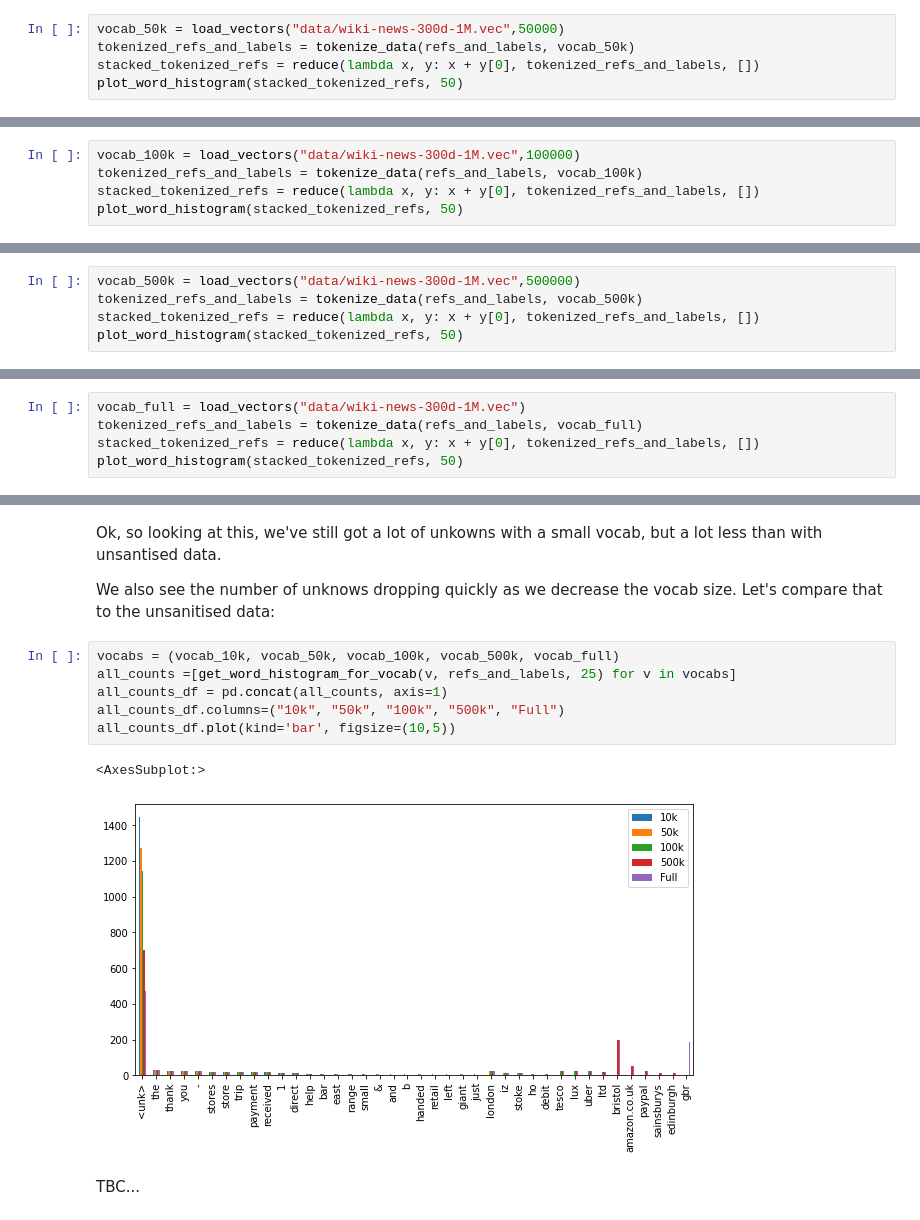
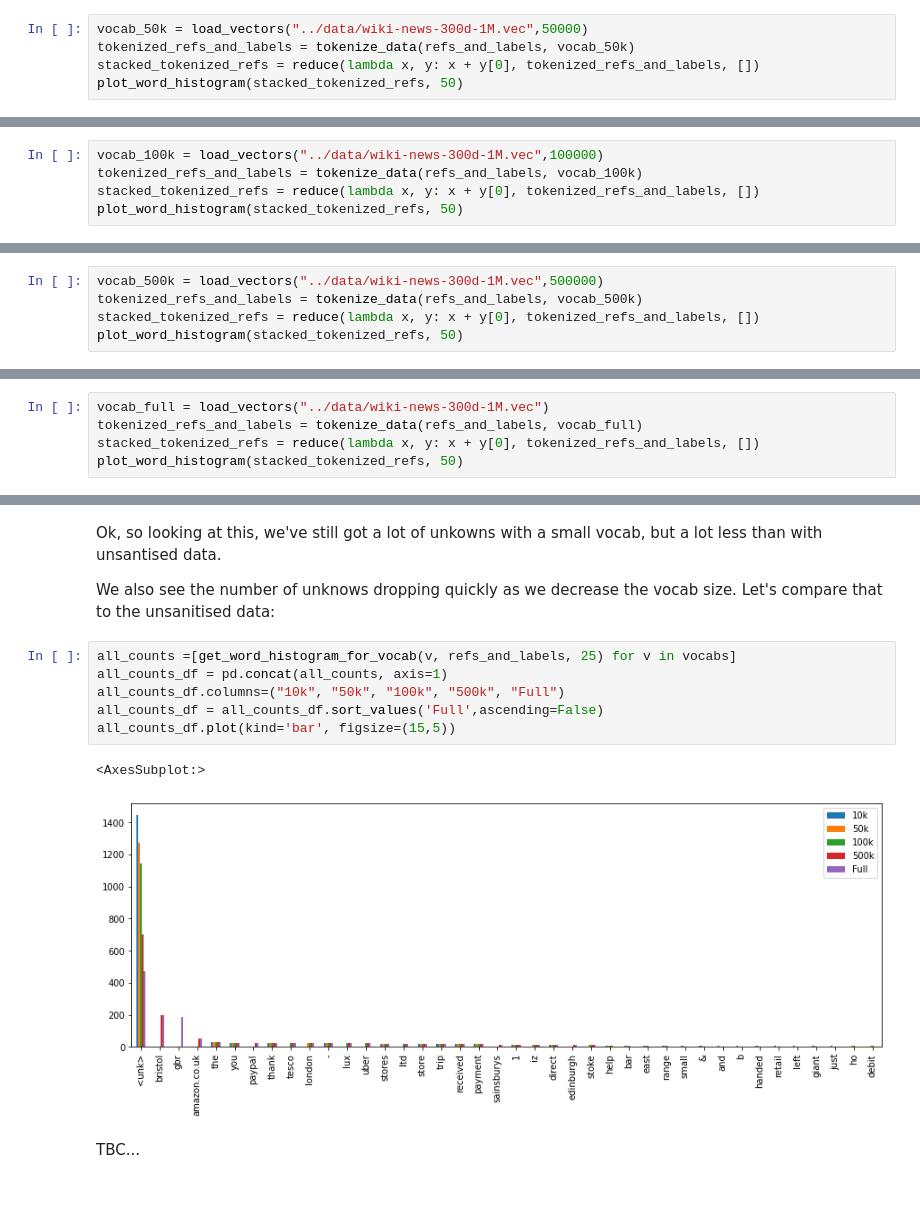
Before and after one commit to HalestormAI/where-did-my-money-go, a Jupyter notebook: notebooks/tokenisation-walkthrough.ipynb, the cells around one changed output, grey strips where cells are left out. Cells and saved outputs as stored; diff of their text form; blank space fills up the shorter version.

```diff
--- a/notebooks/tokenisation-walkthrough.ipynb
+++ b/notebooks/tokenisation-walkthrough.ipynb
@@ -105,28 +105,28 @@ plot_word_histogram(stacked_tokenized_refs, 50)
 # %% [markdown]
 Hmm, not great, let's try some bigger vocabs...
 # %%
-vocab_50k = load_vectors("data/wiki-news-300d-1M.vec",50000)
+vocab_50k = load_vectors("../data/wiki-news-300d-1M.vec",50000)
 tokenized_refs_and_labels = tokenize_data(refs_and_labels, vocab_50k)
 stacked_tokenized_refs = reduce(lambda x, y: x + y[0], tokenized_refs_and_labels, [])
 plot_word_histogram(stacked_tokenized_refs, 50)
 # %% [output]
 [figure]
 # %%
-vocab_100k = load_vectors("data/wiki-news-300d-1M.vec",100000)
+vocab_100k = load_vectors("../data/wiki-news-300d-1M.vec",100000)
 tokenized_refs_and_labels = tokenize_data(refs_and_labels, vocab_100k)
 stacked_tokenized_refs = reduce(lambda x, y: x + y[0], tokenized_refs_and_labels, [])
 plot_word_histogram(stacked_tokenized_refs, 50)
 # %% [output]
 [figure]
 # %%
-vocab_500k = load_vectors("data/wiki-news-300d-1M.vec",500000)
+vocab_500k = load_vectors("../data/wiki-news-300d-1M.vec",500000)
 tokenized_refs_and_labels = tokenize_data(refs_and_labels, vocab_500k)
 stacked_tokenized_refs = reduce(lambda x, y: x + y[0], tokenized_refs_and_labels, [])
 plot_word_histogram(stacked_tokenized_refs, 50)
 # %% [output]
 [figure]
 # %%
-vocab_full = load_vectors("data/wiki-news-300d-1M.vec")
+vocab_full = load_vectors("../data/wiki-news-300d-1M.vec")
 tokenized_refs_and_labels = tokenize_data(refs_and_labels, vocab_full)
 stacked_tokenized_refs = reduce(lambda x, y: x + y[0], tokenized_refs_and_labels, [])
 plot_word_histogram(stacked_tokenized_refs, 50)
@@ -178,13 +179,13 @@ Ok, so looking at this, we've still got a lot of unkowns with a small vocab, but
 
 We also see the number of unknows dropping quickly as we decrease the vocab size. Let's compare that to the unsanitised data:
 # %%
-vocabs = (vocab_10k, vocab_50k, vocab_100k, vocab_500k, vocab_full)
 all_counts =[get_word_histogram_for_vocab(v, refs_and_labels, 25) for v in vocabs]
 all_counts_df = pd.concat(all_counts, axis=1)
 all_counts_df.columns=("10k", "50k", "100k", "500k", "Full")
-all_counts_df.plot(kind='bar', figsize=(10,5))
+all_counts_df = all_counts_df.sort_values('Full',ascending=False)
+all_counts_df.plot(kind='bar', figsize=(15,5))
 # %% [output]
 <AxesSubplot:>
-[figure, old version]
+[figure, new version]
 # %% [markdown]
 TBC...
```
Also changed, not shown: parts of 9 cells of this notebook.
